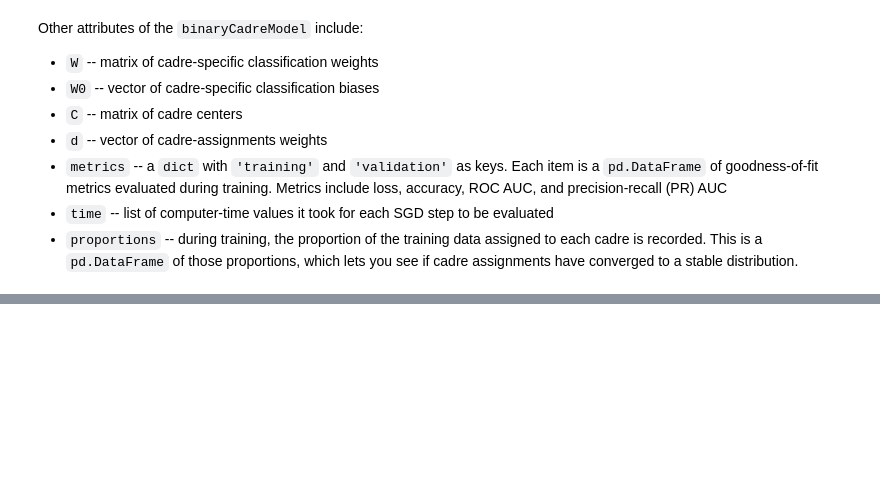
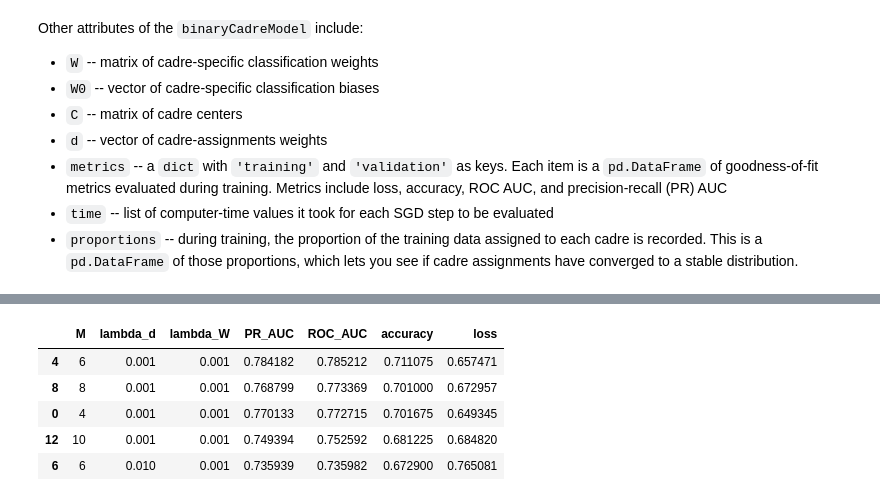
Before and after one commit to newalexander/supervised-cadres, a Jupyter notebook: examples/BinaryClassificationExample.ipynb, the cells around one changed output, grey strips where cells are left out. Saved outputs shown, nothing was run; the diff lists cells and outputs as text; code cells hidden in the pictures; blank space fills up the shorter version.

```diff
--- a/examples/BinaryClassificationExample.ipynb
+++ b/examples/BinaryClassificationExample.ipynb
@@ -138,4 +233,4 @@ def extract_scores(results):
     print(results_te.head())
     return results_va, results_te
 # %%
-extracted_scores = extract_scores(results)
+scores_va, scores_te = extract_scores(results)
@@ -141,0 +250,13 @@ extracted_scores = extract_scores(results)
+# %%
+def get_best_attributes(scores):
+    group = scores.groupby(['M','lambda_d','lambda_W'])
+    return group.mean().reset_index().sort_values('ROC_AUC', ascending=False).head()
+# %%
+get_best_attributes(scores_va)
+# %% [output]
+|  | M | lambda_d | lambda_W | PR_AUC | ROC_AUC | accuracy | loss |
+| 4 | 6 | 0.001 | 0.001 | 0.784182 | 0.785212 | 0.711075 | 0.657471 |
+| 8 | 8 | 0.001 | 0.001 | 0.768799 | 0.773369 | 0.701000 | 0.672957 |
+| 0 | 4 | 0.001 | 0.001 | 0.770133 | 0.772715 | 0.701675 | 0.649345 |
+| 12 | 10 | 0.001 | 0.001 | 0.749394 | 0.752592 | 0.681225 | 0.684820 |
+| 6 | 6 | 0.010 | 0.001 | 0.735939 | 0.735982 | 0.672900 | 0.765081 |
```
Also changed, not shown: parts of 17 cells of this notebook.
